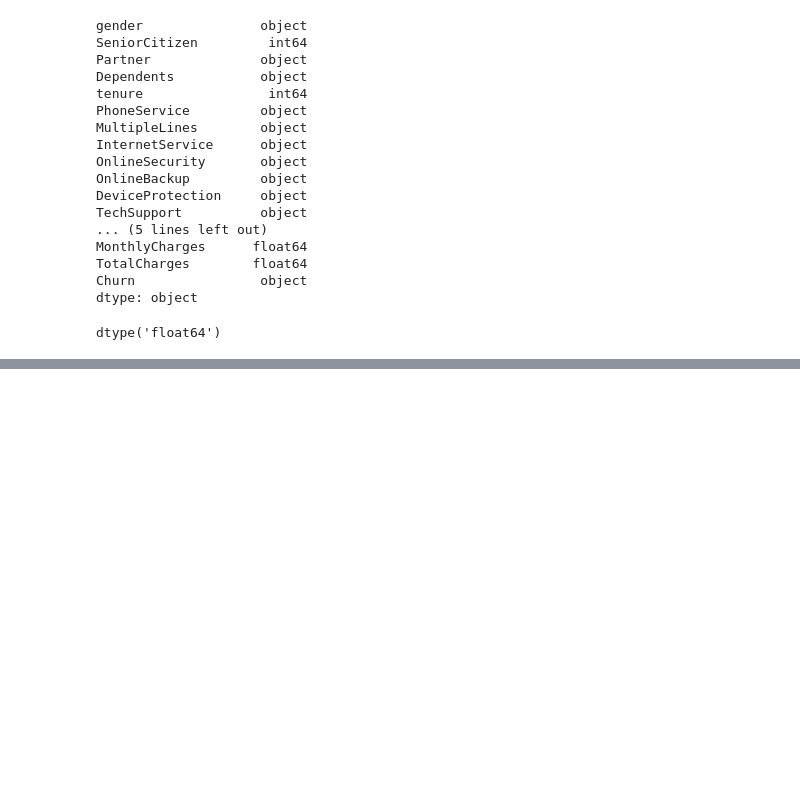
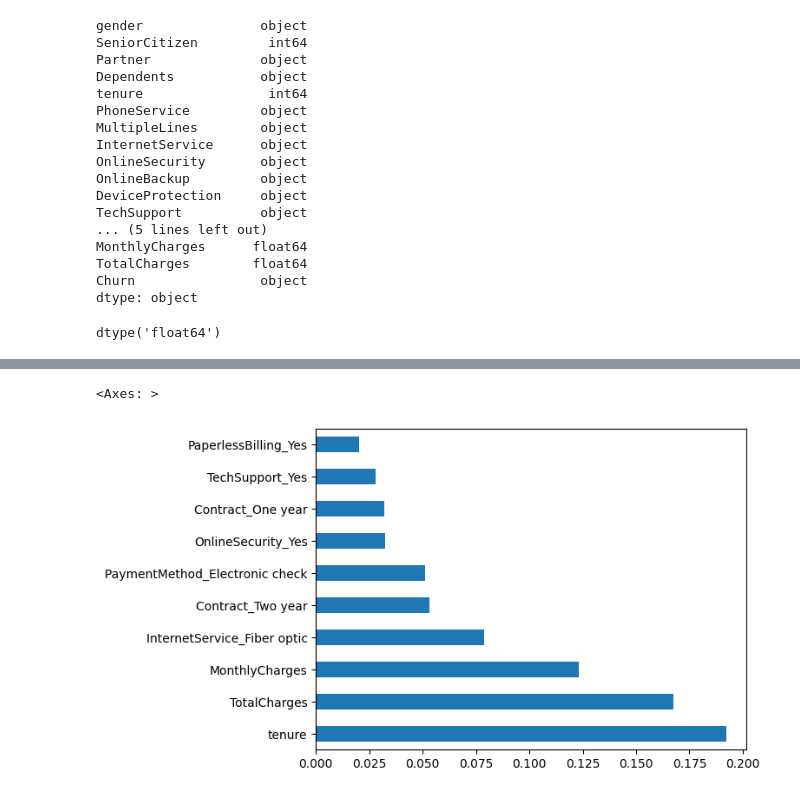
Before and after one commit to chandru-rdr2/teleco-churn-ml-app, a Jupyter notebook: notebooks/churn_analysis.ipynb, the cells around one changed output, grey strips where cells are left out. Drawn from its saved outputs; the diff is of its cells as text; code cells hidden in the pictures; blank space fills up the shorter version.

```diff
--- a/notebooks/churn_analysis.ipynb
+++ b/notebooks/churn_analysis.ipynb
@@ -170,0 +345,9 @@ X_test = scaler.transform(X_test)
+# %%
+import pandas as pd
+
+importance = pd.Series(best_model.feature_importances_, index=X.columns)
+top_features = importance.sort_values(ascending=False).head(10)
+top_features.plot(kind='barh')
+# %% [output]
+<Axes: >
+[figure, added]
```
Also changed, not shown: parts of 31 cells of this notebook, 10 other files.
